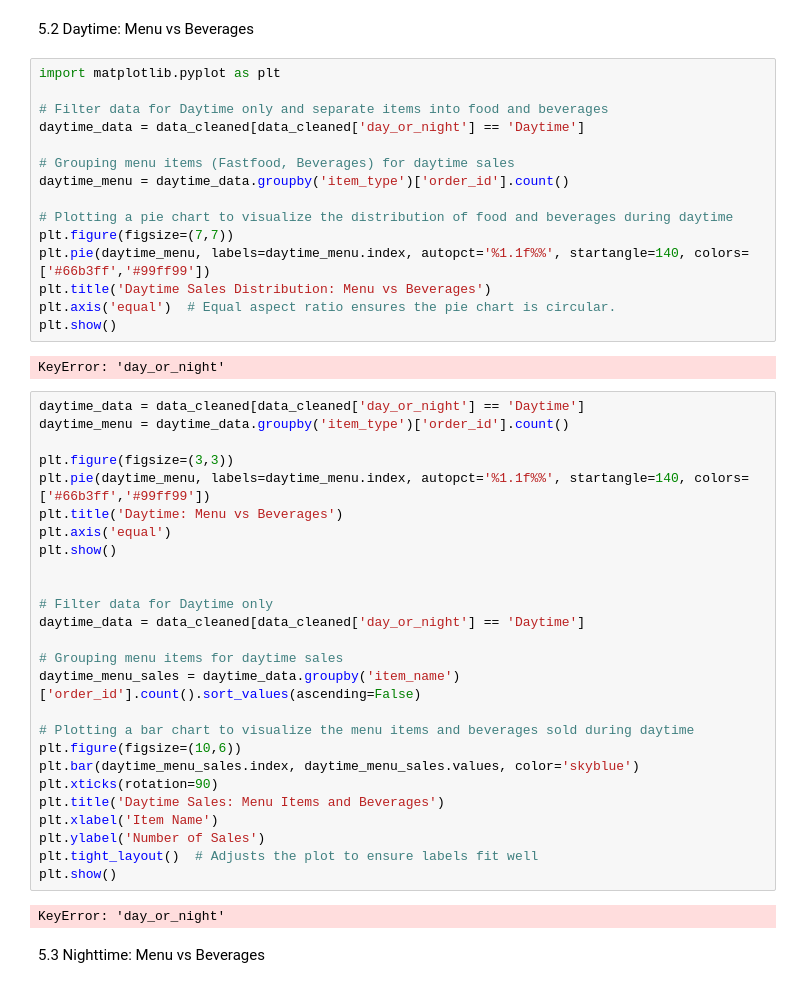
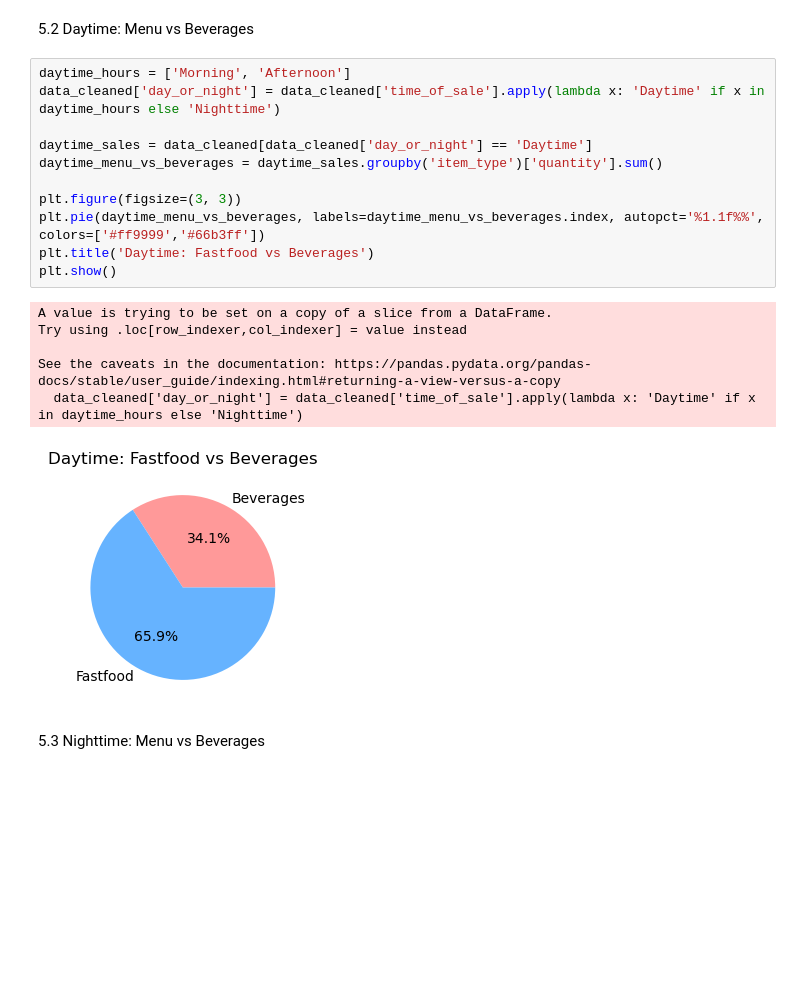
Before and after one commit to hilmanyusoh/Restaurant_Forecasting, a Jupyter notebook: PredictResturant/PredictMenu.ipynb, the cells around one changed output. Drawn from its saved outputs; the diff is of its cells as text; blank space fills up the shorter version.

```diff
--- a/PredictResturant/PredictMenu.ipynb
+++ b/PredictResturant/PredictMenu.ipynb
@@ -115,50 +133,23 @@ plt.show()
 # %% [markdown]
 5.2 Daytime: Menu vs Beverages
-# %%
-import matplotlib.pyplot as plt
-
-# Filter data for Daytime only and separate items into food and beverages
-daytime_data = data_cleaned[data_cleaned['day_or_night'] == 'Daytime']
-
-# Grouping menu items (Fastfood, Beverages) for daytime sales
-daytime_menu = daytime_data.groupby('item_type')['order_id'].count()
-
-# Plotting a pie chart to visualize the distribution of food and beverages during daytime
-plt.figure(figsize=(7,7))
-plt.pie(daytime_menu, labels=daytime_menu.index, autopct='%1.1f%%', startangle=140, colors=['#66b3ff','#99ff99'])
-plt.title('Daytime Sales Distribution: Menu vs Beverages')
-plt.axis('equal')  # Equal aspect ratio ensures the pie chart is circular.
-plt.show()
-# %% [output]
-KeyError: 'day_or_night'
-# %%
-daytime_data = data_cleaned[data_cleaned['day_or_night'] == 'Daytime']
-daytime_menu = daytime_data.groupby('item_type')['order_id'].count()
-
-plt.figure(figsize=(3,3))
-plt.pie(daytime_menu, labels=daytime_menu.index, autopct='%1.1f%%', startangle=140, colors=['#66b3ff','#99ff99'])
-plt.title('Daytime: Menu vs Beverages')
-plt.axis('equal')
-plt.show()
-
-
-# Filter data for Daytime only
-daytime_data = data_cleaned[data_cleaned['day_or_night'] == 'Daytime']
-
-# Grouping menu items for daytime sales
-daytime_menu_sales = daytime_data.groupby('item_name')['order_id'].count().sort_values(ascending=False)
-
-# Plotting a bar chart to visualize the menu items and beverages sold during daytime
-plt.figure(figsize=(10,6))
-plt.bar(daytime_menu_sales.index, daytime_menu_sales.values, color='skyblue')
-plt.xticks(rotation=90)
-plt.title('Daytime Sales: Menu Items and Beverages')
-plt.xlabel('Item Name')
-plt.ylabel('Number of Sales')
-plt.tight_layout()  # Adjusts the plot to ensure labels fit well
-plt.show()
-# %% [output]
-KeyError: 'day_or_night'
+# %%
+daytime_hours = ['Morning', 'Afternoon']
+data_cleaned['day_or_night'] = data_cleaned['time_of_sale'].apply(lambda x: 'Daytime' if x in daytime_hours else 'Nighttime')
+
+daytime_sales = data_cleaned[data_cleaned['day_or_night'] == 'Daytime']
+daytime_menu_vs_beverages = daytime_sales.groupby('item_type')['quantity'].sum()
+
+plt.figure(figsize=(3, 3))
+plt.pie(daytime_menu_vs_beverages, labels=daytime_menu_vs_beverages.index, autopct='%1.1f%%', colors=['#ff9999','#66b3ff'])
+plt.title('Daytime: Fastfood vs Beverages')
+plt.show()
+# %% [output]
+A value is trying to be set on a copy of a slice from a DataFrame.
+Try using .loc[row_indexer,col_indexer] = value instead
+
+See the caveats in the documentation: https://pandas.pydata.org/pandas-docs/stable/user_guide/indexing.html#returning-a-view-versus-a-copy
+  data_cleaned['day_or_night'] = data_cleaned['time_of_sale'].apply(lambda x: 'Daytime' if x in daytime_hours else 'Nighttime')
+[figure, added]
 # %% [markdown]
 5.3 Nighttime: Menu vs Beverages
 # %%
```
Also changed, not shown: parts of 32 cells of this notebook.
